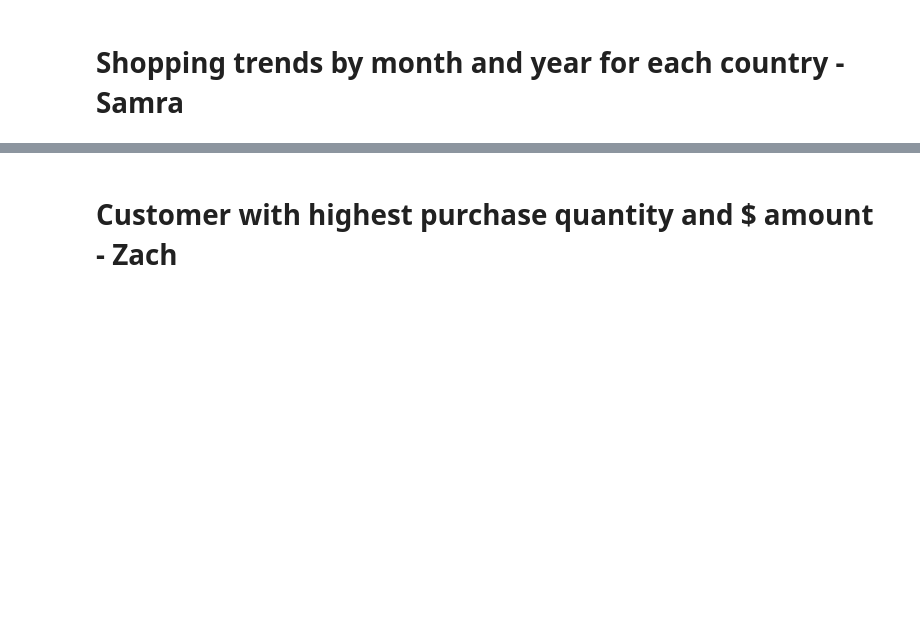
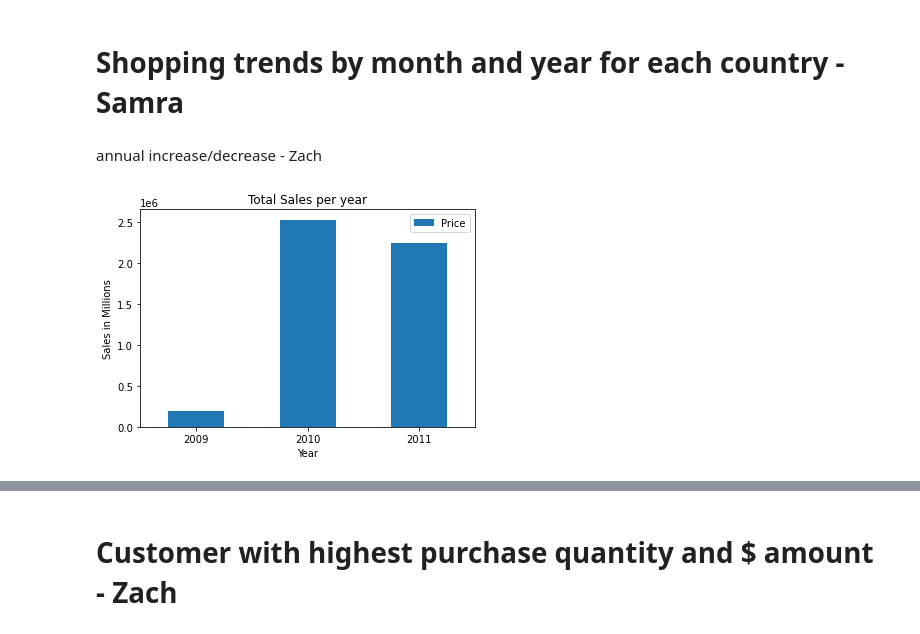
Before and after one commit to Samravp/Online-Retail-Sales-Insights, a Jupyter notebook: Online_Sales_Analysis.ipynb, the cells around one changed output, grey strips where cells are left out. Saved outputs shown, nothing was run; the diff lists cells and outputs as text; code cells hidden in the pictures; blank space fills up the shorter version.

```diff
--- a/Online_Sales_Analysis.ipynb
+++ b/Online_Sales_Analysis.ipynb
@@ -147,0 +156,10 @@ annual increase/decrease - Zach
+# %% [markdown]
+annual increase/decrease - Zach
+# %%
+dataset["Year"] = pd.DatetimeIndex(dataset["Date"]).year
+# %%
+annual_sales = pd.set_option('display.float_format', lambda x: '%.2f' % x)
+annual_sales = dataset.groupby(["Year"]).agg({'Price': 'sum'})
+annual_sales_chart = annual_sales.plot.bar(rot=0, title="Total Sales per year", ylabel="Sales in Millions")
+# %% [output]
+[figure, added]
```
Also changed, not shown: parts of 20 cells of this notebook.
